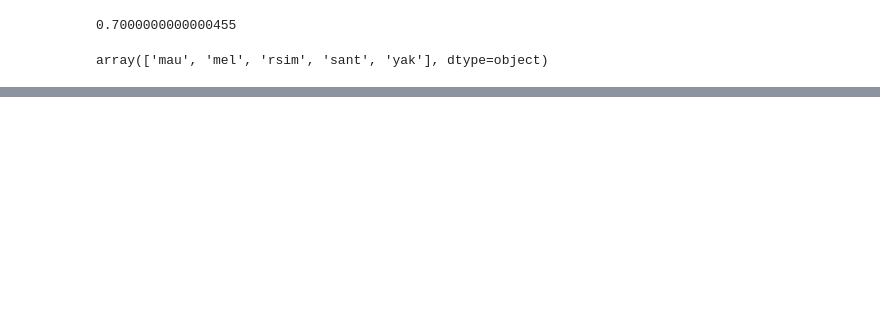
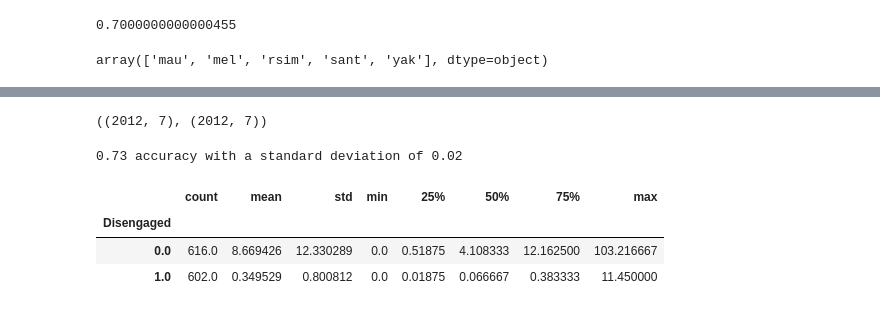
Before and after one commit to julianarhee/flytracker_analysis, a Jupyter notebook: ethograms-to-pca.ipynb, the cells around one changed output, grey strips where cells are left out. Drawn from its saved outputs; the diff is of its cells as text; code cells hidden in the pictures; blank space fills up the shorter version.

```diff
--- a/ethograms-to-pca.ipynb
+++ b/ethograms-to-pca.ipynb
@@ -215,33 +77,0 @@ def groupby_circmeans(d_, circ_vars=['min_wing_ang', 'max_wing_ang',  'angle_bet
-# %%
-# Get SUM/MEAN of each binary event per bout
-groups = ['species', 'acquisition','copulation']
-bouts = events.groupby(groups, group_keys=True)\
-                 .apply(util.get_bout_durs, return_as_df=True).reset_index()
-# grab_cols =  ['All Wing Extensions', 'Putative Tap Events', 'Chasing',
-#               'Licking/Proboscis Ext', 'Copulation Attempts', 'Orienting']
-count_cols = [
-    'Disengaged', 'Orienting',  'Orienting Only', 'Putative Tap Events',
-    'Chasing', 'Unilateral Wing Extensions',  'Licking/Proboscis Ext', 'Copulation Attempts'
-]
-max_cols = ['Time Vector (s)']
-count_cols.extend(['species', 'acquisition', 'boutnum'])
-max_cols.extend(['species', 'acquisition', 'boutnum'])
-counts = events.groupby(['acquisition', 'species', 'boutnum']).mean().reset_index()[count_cols] ## should it be counts? maybe a fraction (fraction of bout)
-maxs = events.groupby(['acquisition', 'species', 'boutnum']).max().reset_index()[max_cols]
-counts = counts.merge(maxs, on=['acquisition', 'species', 'boutnum'])
-bouts = bouts.merge(counts, on=['acquisition', 'species', 'boutnum'])
-
-# get FEAT averages by bout
-feat_vars = ['vel', 'ang_vel', 'mean_wing_length',
-           'axis_ratio', 'fg_body_ratio', 'contrast', 'dist_to_wall',
-           'dist_to_other', 'leg_dist']
-circ_vars = ['min_wing_ang', 'max_wing_ang',  'angle_between', 'facing_angle']
-# Get average per bout for the other values
-feat_vars.extend(['species', 'acquisition', 'boutnum'])
-feat_means = events.groupby(['acquisition', 'species', 'boutnum']).mean().reset_index()[feat_vars]
-feat_means_circ = events.groupby(['acquisition', 'species', 'boutnum']).apply(groupby_circmeans).reset_index()
-feat_means = feat_means.merge(feat_means_circ, on=['acquisition', 'species', 'boutnum'])
-
-# Merge with FEAT averages
-bouts = bouts.merge(feat_means, on=['acquisition', 'species', 'boutnum'])
-bouts.shape, feat_means.shape, feat_means_circ.shape
@@ -250,7 +78,7 @@ bouts.shape, feat_means.shape, feat_means_circ.shape
 # %%
 bouts['leg_dist_norm'] = bouts['leg_dist']/bouts['leg_dist'].max()
 bouts['vel_norm'] = bouts['vel']/bouts['vel'].max()
-bouts['boutdur_norm'] = bouts['boutdur']/300 #bouts['boutdur'].max()
+bouts['boutdur_norm'] = bouts['boutdur']/bouts['boutdur'].max() #300 #bouts['boutdur'].max()
 # %%
 bouts['boutdur'].median()
 # %% [output]
@@ -419,0 +224,4 @@ ax.set_aspect(0.05)
+# %%
+bouts['leg_dist_norm'] = bouts['leg_dist']/bouts['leg_dist'].max()
+bouts['vel_norm'] = bouts['vel']/bouts['vel'].max()
+bouts['boutdur_norm'] = bouts['boutdur']/bouts['boutdur'].max() #300 #bouts['boutdur'].max()
@@ -419,0 +272,22 @@ ax.set_aspect(0.05)
+# %%
+X_df[plot_behaviors].shape, df[plot_behaviors].dropna().shape
+# %% [output]
+((2012, 7), (2012, 7))
+# %%
+model = svm.LinearSVC()
+# define evaluation procedure
+cv = RepeatedStratifiedKFold(n_splits=5, n_repeats=3, random_state=1)
+# evaluate model
+scores = cross_val_score(model, X, y, cv=cv, n_jobs=-1) #, scoring='roc_auc',
+# summarize performance
+#print('Mean ROC AUC: %.3f' % np.mean(scores))
+print("%0.2f accuracy with a standard deviation of %0.2f" % (scores.mean(), scores.std()))
+# %% [output]
+0.73 accuracy with a standard deviation of 0.02
+# %%
+bouts[bouts['species']=='mel'].groupby('Disengaged')['boutdur'].describe()
+# %% [output]
+|  | count | mean | std | min | 25% | 50% | 75% | max |
+| Disengaged |  |  |  |  |  |  |  |  |
+| 0.0 | 616.0 | 8.669426 | 12.330289 | 0.0 | 0.51875 | 4.108333 | 12.162500 | 103.216667 |
+| 1.0 | 602.0 | 0.349529 | 0.800812 | 0.0 | 0.01875 | 0.066667 | 0.383333 | 11.450000 |
```
Also changed, not shown: parts of 86 cells of this notebook.
